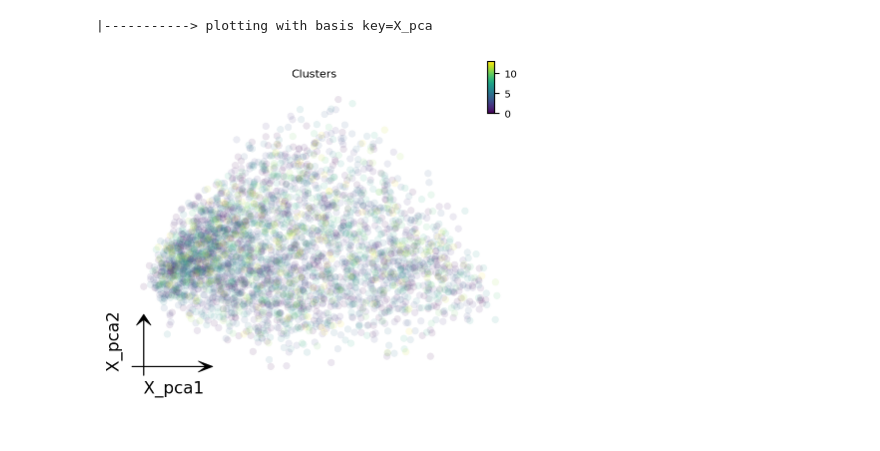
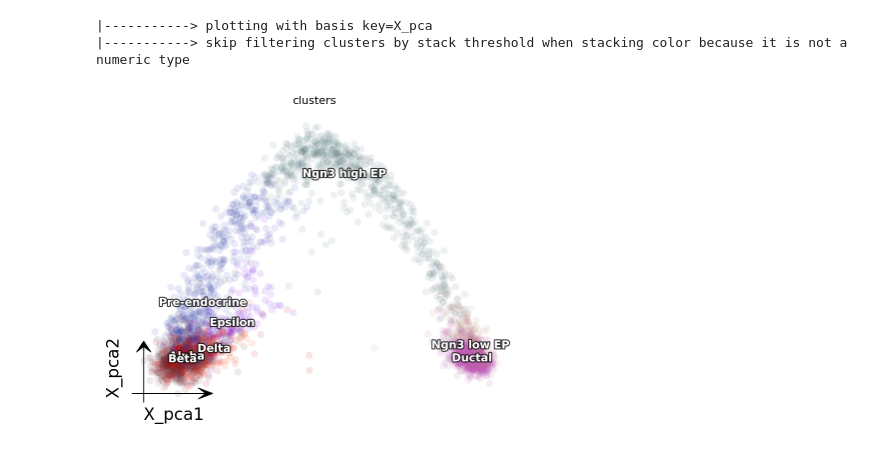
Before and after one commit to Sal7Duck/CPT_GRN_analysis, a Jupyter notebook: 2_rna_velocity_Dynamo.ipynb, the cells around one changed output. Saved outputs shown, nothing was run; the diff lists cells and outputs as text; code cells hidden in the pictures.

```diff
--- a/2_rna_velocity_Dynamo.ipynb
+++ b/2_rna_velocity_Dynamo.ipynb
@@ -118,7 +95,8 @@ AnnData object with n_obs × n_vars = 3567 × 41
 # %%
-dyn.pl.pca(adata, color='Clusters',pointsize=0.1)
+dyn.pl.pca(adata, color='clusters',pointsize=0.1)
 # %% [output]
 |-----------> plotting with basis key=X_pca
+|-----------> skip filtering clusters by stack threshold when stacking color because it is not a numeric type
-[figure, old version]
+[figure, new version]
 # %%
 adata.write(result_path+'EG_dyn.h5ad')
```
Also changed, not shown: parts of 3 cells of this notebook, 9 other files.
